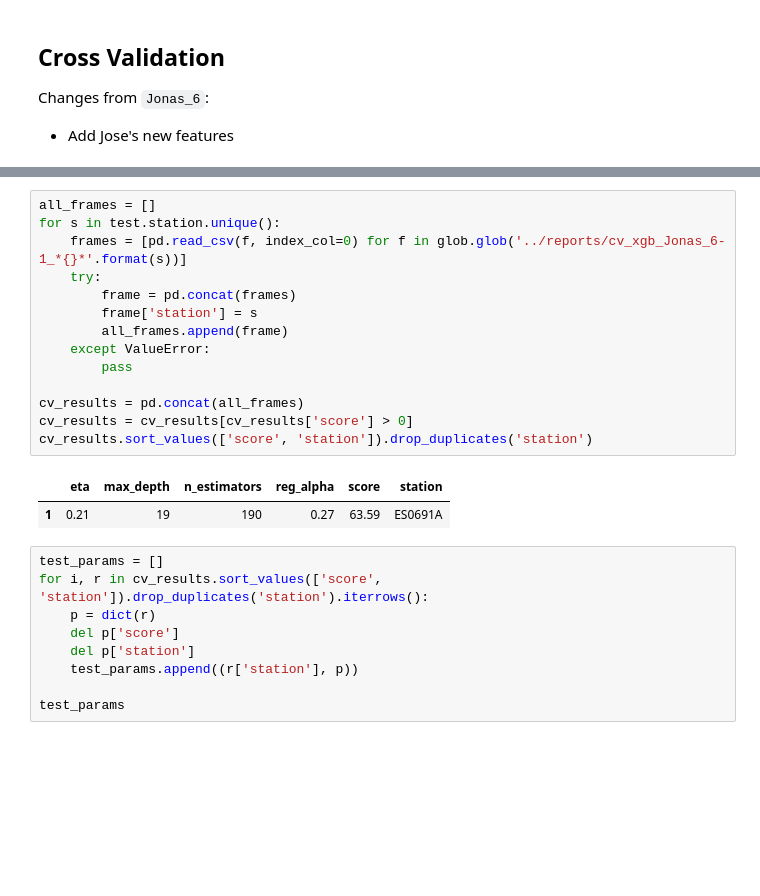
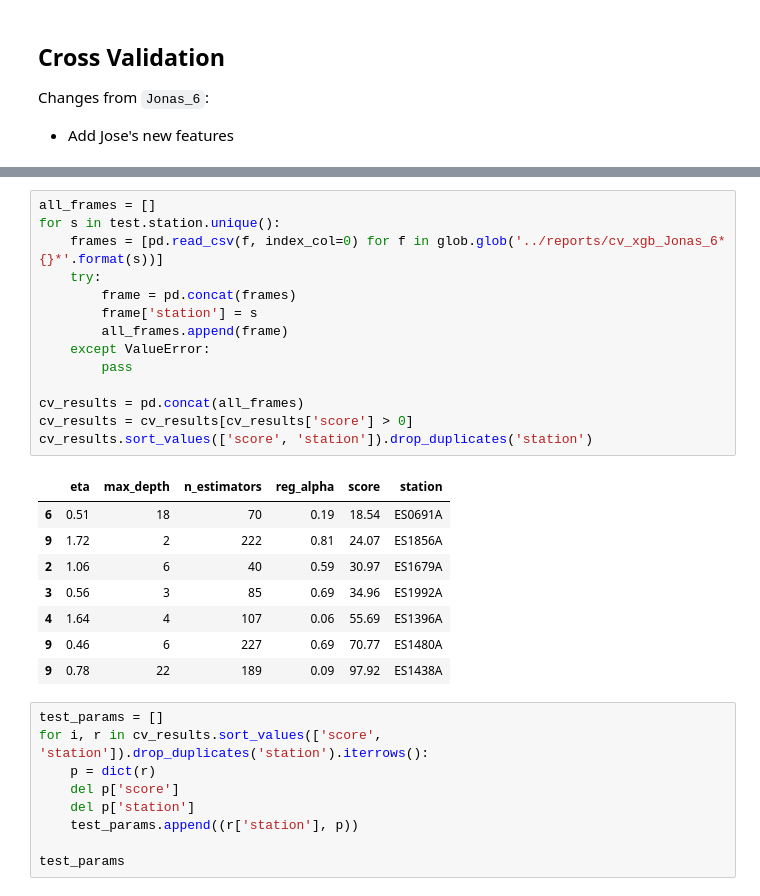
Before and after one commit to javiermas/BCNAirQualityDatathon, a Jupyter notebook: notebooks/Jonas_6-1.ipynb, the cells around one changed output, grey strips where cells are left out. Drawn from its saved outputs; the diff is of its cells as text; blank space fills up the shorter version.

```diff
--- a/notebooks/Jonas_6-1.ipynb
+++ b/notebooks/Jonas_6-1.ipynb
@@ -138,20 +146,26 @@ Name: 9, dtype: float64
 # %%
 all_frames = []
 for s in test.station.unique():
-    frames = [pd.read_csv(f, index_col=0) for f in glob.glob('../reports/cv_xgb_Jonas_6-1_*{}*'.format(s))]
+    frames = [pd.read_csv(f, index_col=0) for f in glob.glob('../reports/cv_xgb_Jonas_6*{}*'.format(s))]
     try:
         frame = pd.concat(frames)
         frame['station'] = s
         all_frames.append(frame)
     except ValueError:
         pass
 
 cv_results = pd.concat(all_frames)
 cv_results = cv_results[cv_results['score'] > 0]
 cv_results.sort_values(['score', 'station']).drop_duplicates('station')
 # %% [output]
 |  | eta | max_depth | n_estimators | reg_alpha | score | station |
-| 1 | 0.21 | 19 | 190 | 0.27 | 63.59 | ES0691A |
+| 6 | 0.51 | 18 | 70 | 0.19 | 18.54 | ES0691A |
+| 9 | 1.72 | 2 | 222 | 0.81 | 24.07 | ES1856A |
+| 2 | 1.06 | 6 | 40 | 0.59 | 30.97 | ES1679A |
+| 3 | 0.56 | 3 | 85 | 0.69 | 34.96 | ES1992A |
+| 4 | 1.64 | 4 | 107 | 0.06 | 55.69 | ES1396A |
+| 9 | 0.46 | 6 | 227 | 0.69 | 70.77 | ES1480A |
+| 9 | 0.78 | 22 | 189 | 0.09 | 97.92 | ES1438A |
 # %%
 test_params = []
 for i, r in cv_results.sort_values(['score', 'station']).drop_duplicates('station').iterrows():
```
Also changed, not shown: parts of 2 cells of this notebook, 1 other file.
